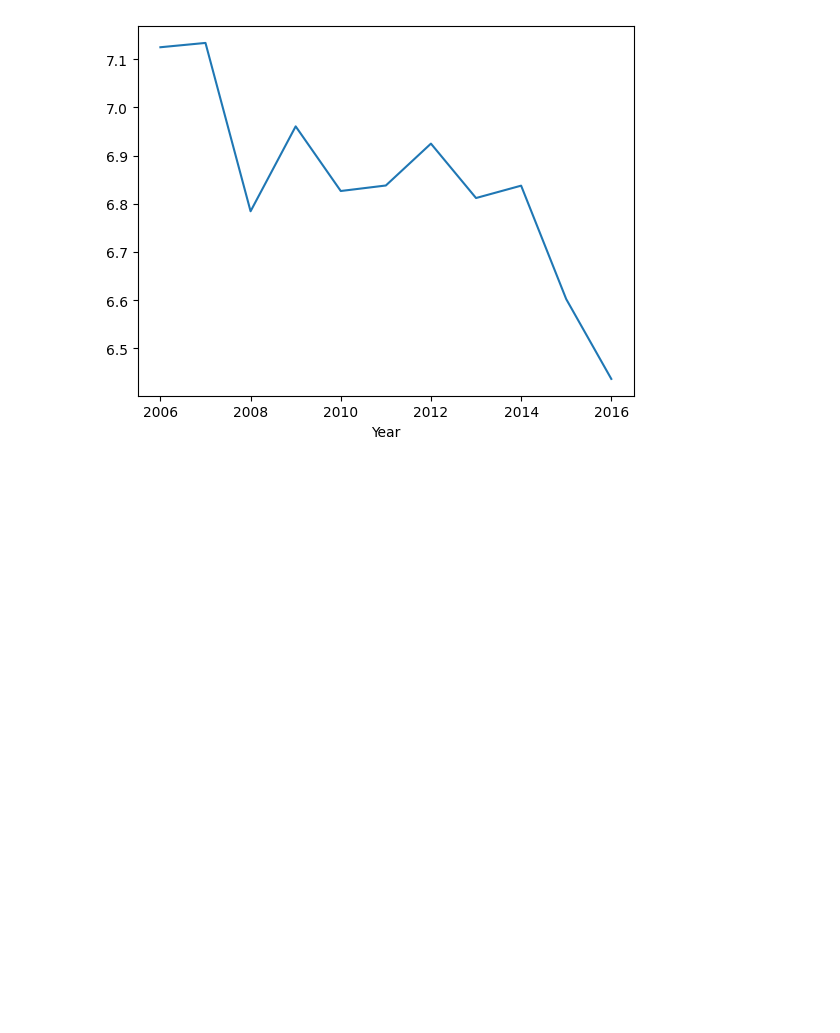
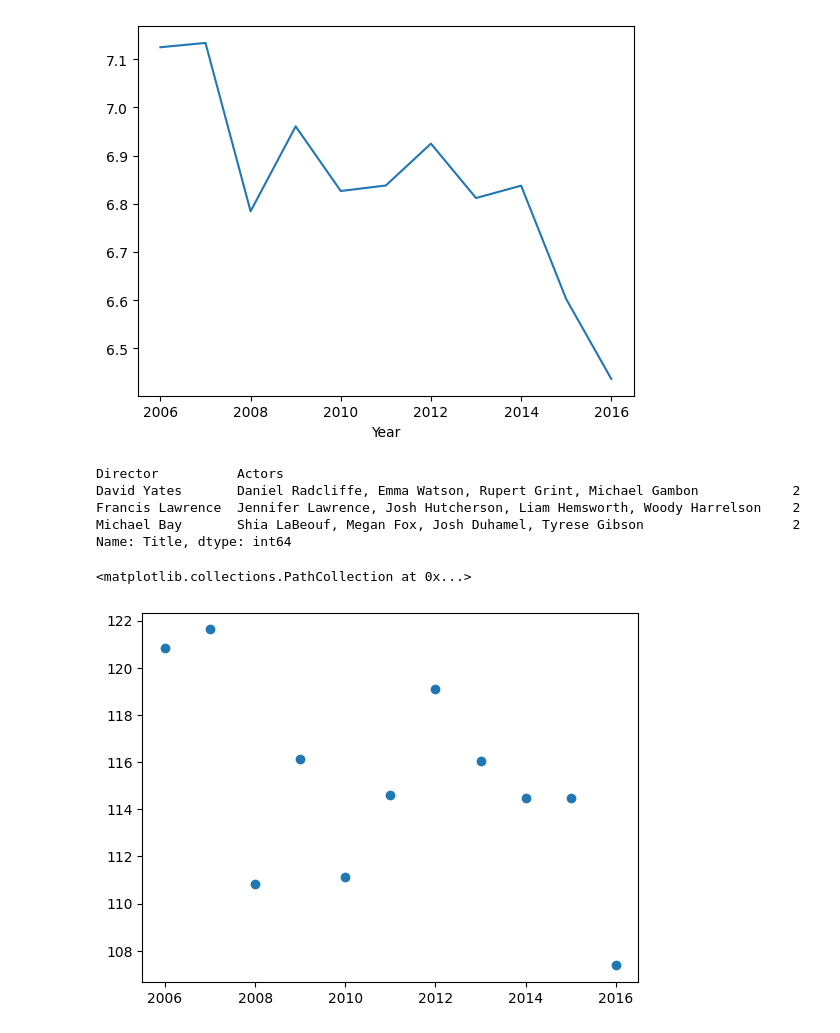
Before and after one commit to Dinesh5aini/Task, a Jupyter notebook: pandas task.ipynb, the cells around one changed output. Saved outputs shown, nothing was run; the diff lists cells and outputs as text; code cells hidden in the pictures; blank space fills up the shorter version.

```diff
--- a/pandas task.ipynb
+++ b/pandas task.ipynb
@@ -170,3 +171,20 @@ df.groupby('Year')['Rating'].mean().plot()
 # %% [output]
 <Axes: xlabel='Year'>
 [figure]
+# %%
+#most common Director Actor pair
+df.groupby(['Director','Actors'])['Title'].count().nlargest(3)
+# %% [output]
+Director          Actors
+David Yates       Daniel Radcliffe, Emma Watson, Rupert Grint, Michael Gambon            2
+Francis Lawrence  Jennifer Lawrence, Josh Hutcherson, Liam Hemsworth, Woody Harrelson    2
+Michael Bay       Shia LaBeouf, Megan Fox, Josh Duhamel, Tyrese Gibson                   2
+Name: Title, dtype: int64
+# %%
+# Movie runtime vs Year
+# There is no relation between average movie runtime and years
+data=df.groupby('Year')['Runtime (Minutes)'].mean()
+plt.scatter(data.index,data.values)
+# %% [output]
+<matplotlib.collections.PathCollection at 0x...>
+[figure, added]
```
Also changed, not shown: parts of 5 cells of this notebook.
